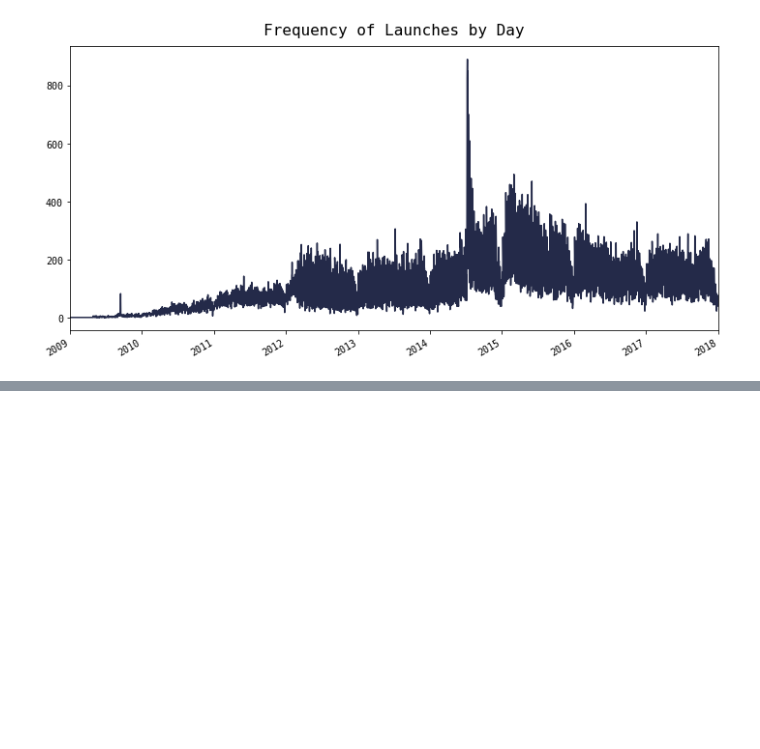
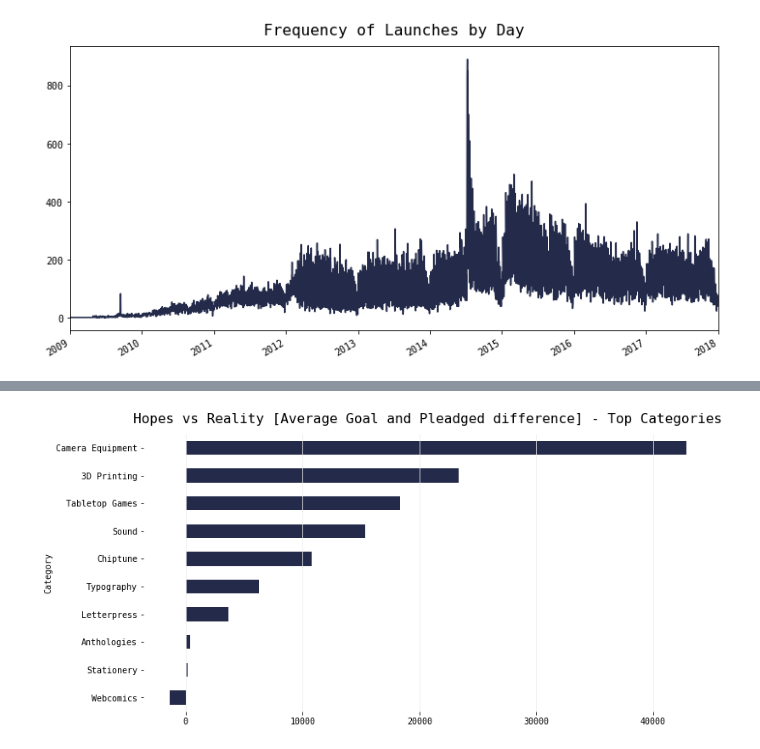
Before and after one commit to qu4ku/datasets-analysis, a Jupyter notebook: 010-kickstarter-projects.ipynb, the cells around one changed output, grey strips where cells are left out. Cells and saved outputs as stored; diff of their text form; code cells hidden in the pictures; blank space fills up the shorter version.

```diff
--- a/010-kickstarter-projects.ipynb
+++ b/010-kickstarter-projects.ipynb
@@ -264,0 +293,2 @@ plt.title('Frequency of Launches by Day', y=1.02);
+# %%
+df['GoalPledged'] = df.Pledged - df.Goal
@@ -264,0 +315,7 @@ plt.title('Frequency of Launches by Day', y=1.02);
+# %%
+plt.axes(frameon=False)
+df.groupby('Category').GoalPledged.mean().sort_values(ascending=False)[:top_num].sort_values().plot(kind='barh', color=MC)
+plt.grid(axis='x', color=SC)
+plt.title(f'Hopes vs Reality [Average Goal and Pleadged difference] - Top Categories', y=1.02);
+# %% [output]
+[figure, added]
```
Also changed, not shown: parts of 10 cells of this notebook, 1 other file.
